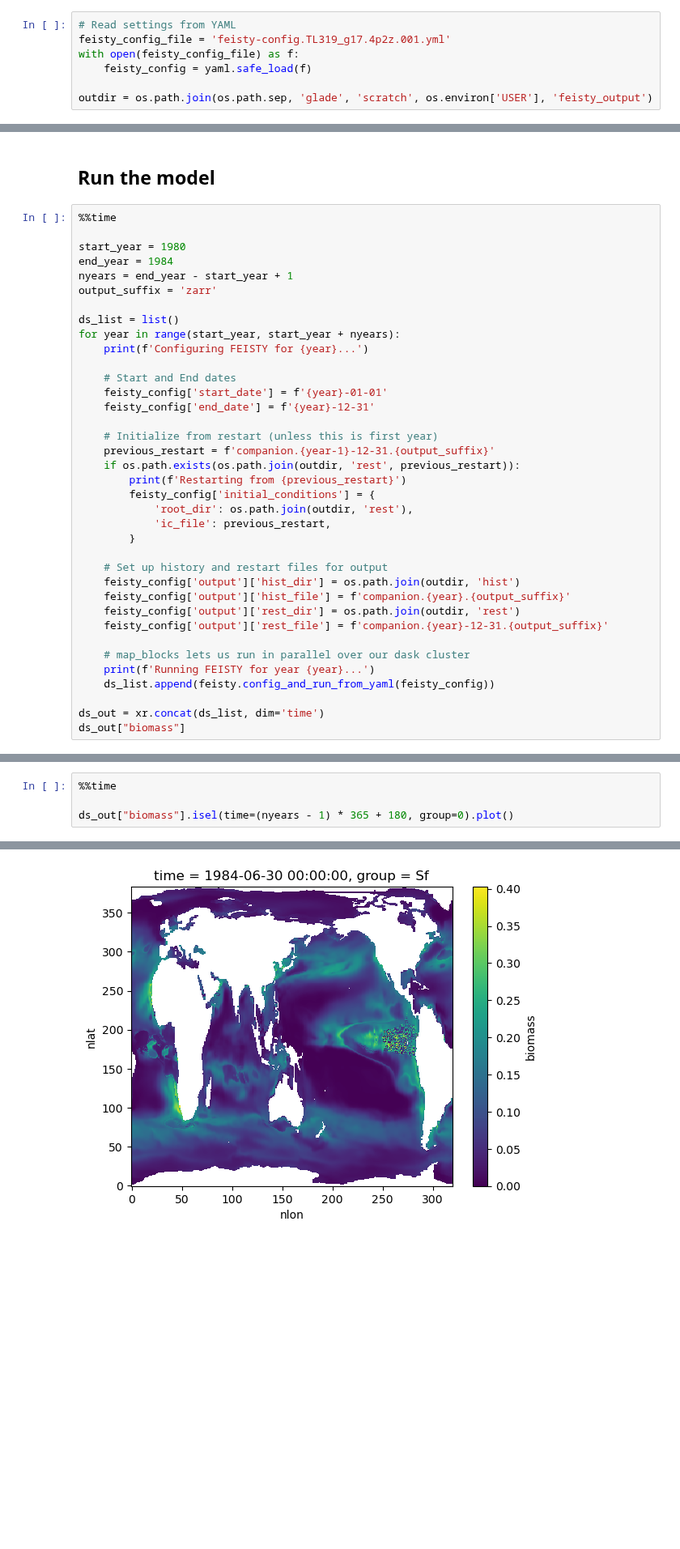
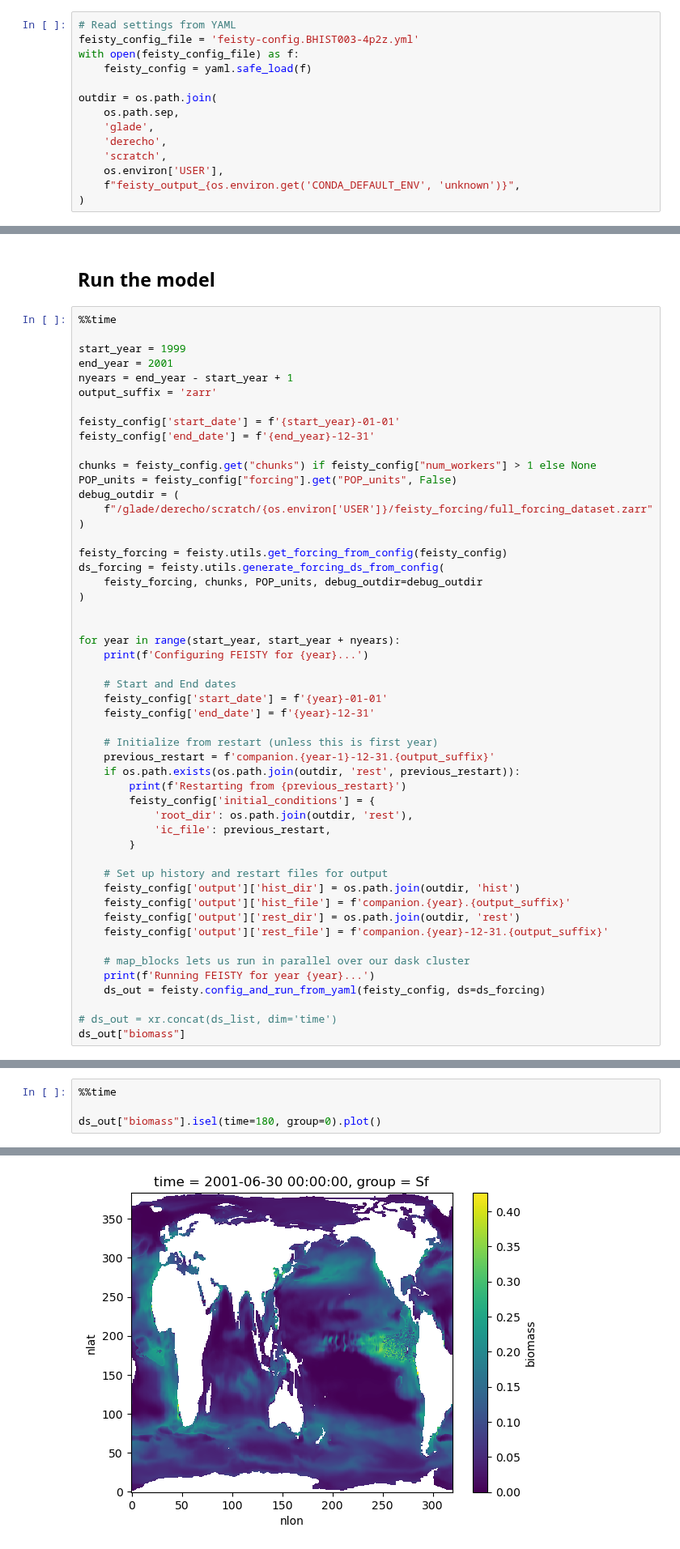
Before and after one commit to marbl-ecosys/feisty, a Jupyter notebook: examples/Run Multiple Years (companion).ipynb, the cells around one changed output, grey strips where cells are left out. Shown at 81% size. Drawn from its saved outputs; the diff is of its cells as text; blank space fills up the shorter version.

```diff
--- a/examples/Run Multiple Years (companion).ipynb
+++ b/examples/Run Multiple Years (companion).ipynb
@@ -31,11 +33,18 @@ We provide a few `YAML` files containing acceptable configurations.
 There are also several parameters controlling how the run is set up.
 # %%
 # Read settings from YAML
-feisty_config_file = 'feisty-config.TL319_g17.4p2z.001.yml'
+feisty_config_file = 'feisty-config.BHIST003-4p2z.yml'
 with open(feisty_config_file) as f:
     feisty_config = yaml.safe_load(f)
 
-outdir = os.path.join(os.path.sep, 'glade', 'scratch', os.environ['USER'], 'feisty_output')
+outdir = os.path.join(
+    os.path.sep,
+    'glade',
+    'derecho',
+    'scratch',
+    os.environ['USER'],
+    f"feisty_output_{os.environ.get('CONDA_DEFAULT_ENV', 'unknown')}",
+)
 # %% [markdown]
 ## Set up Dask cluster
 
@@ -90,12 +96,26 @@ Wall time: 14.1 s
 # %%
 %%time
 
-start_year = 1980
-end_year = 1984
+start_year = 1999
+end_year = 2001
 nyears = end_year - start_year + 1
 output_suffix = 'zarr'
 
-ds_list = list()
+feisty_config['start_date'] = f'{start_year}-01-01'
+feisty_config['end_date'] = f'{end_year}-12-31'
+
+chunks = feisty_config.get("chunks") if feisty_config["num_workers"] > 1 else None
+POP_units = feisty_config["forcing"].get("POP_units", False)
+debug_outdir = (
+    f"/glade/derecho/scratch/{os.environ['USER']}/feisty_forcing/full_forcing_dataset.zarr"
+)
+
+feisty_forcing = feisty.utils.get_forcing_from_config(feisty_config)
+ds_forcing = feisty.utils.generate_forcing_ds_from_config(
+    feisty_forcing, chunks, POP_units, debug_outdir=debug_outdir
+)
+
+
 for year in range(start_year, start_year + nyears):
     print(f'Configuring FEISTY for {year}...')
 
@@ -120,8 +140,8 @@ for year in range(start_year, start_year + nyears):
 
     # map_blocks lets us run in parallel over our dask cluster
     print(f'Running FEISTY for year {year}...')
-    ds_list.append(feisty.config_and_run_from_yaml(feisty_config))
+    ds_out = feisty.config_and_run_from_yaml(feisty_config, ds=ds_forcing)
 
-ds_out = xr.concat(ds_list, dim='time')
+# ds_out = xr.concat(ds_list, dim='time')
 ds_out["biomass"]
 # %% [output]
@@ -230,5 +229,5 @@ Text(0.5, 0.98, 'Fish yield at (215, 233)')
 # %%
 %%time
 
-ds_out["biomass"].isel(time=(nyears - 1) * 365 + 180, group=0).plot()
+ds_out["biomass"].isel(time=180, group=0).plot()
 # %% [output]
@@ -237,2 +236,2 @@ Wall time: 67.5 ms
 <matplotlib.collections.QuadMesh at 0x...>
-[figure, old version]
+[figure, new version]
```
Also changed, not shown: parts of 7 cells of this notebook, 14 other files.
